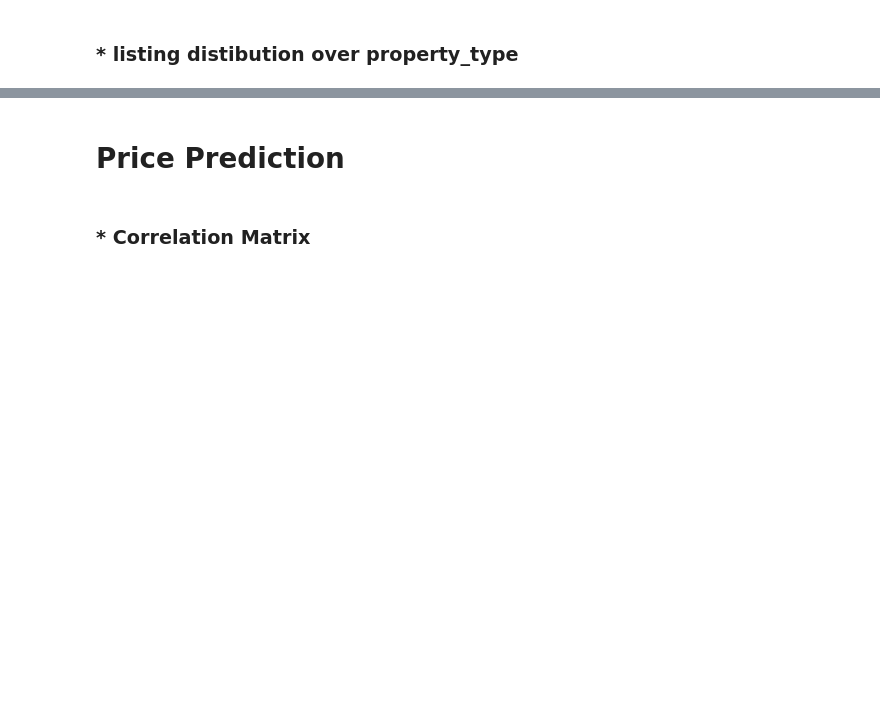
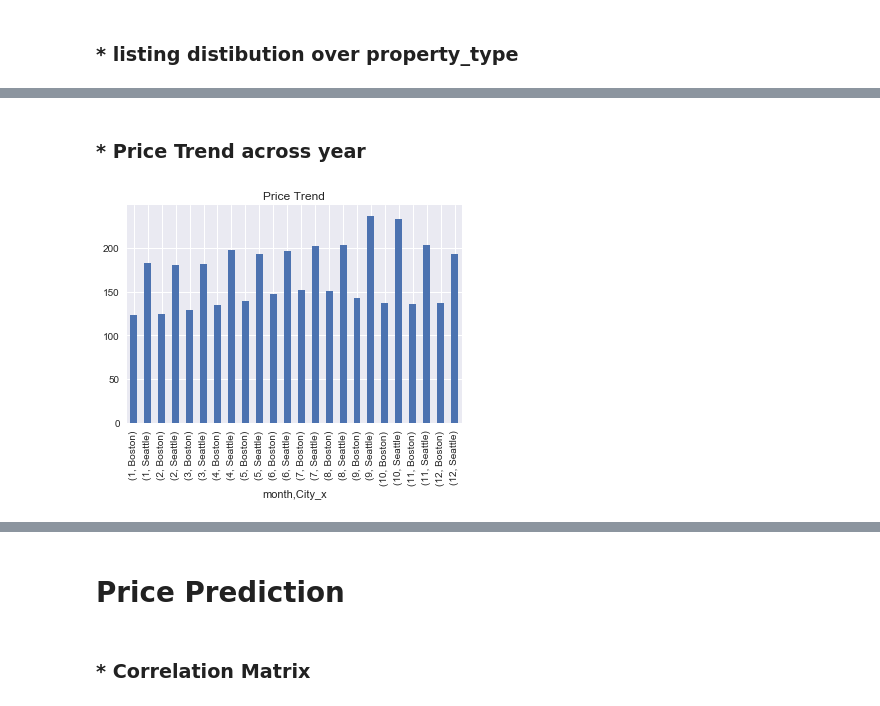
Before and after one commit to RehamKhalil/AirBNB, a Jupyter notebook: Airbnb Analysis.ipynb, the cells around one changed output, grey strips where cells are left out. Cells and saved outputs as stored; diff of their text form; code cells hidden in the pictures; blank space fills up the shorter version.

```diff
--- a/Airbnb Analysis.ipynb
+++ b/Airbnb Analysis.ipynb
@@ -504,0 +488,9 @@ memory usage: 3.9+ MB
+# %% [markdown]
+### * Price Trend across year
+# %%
+mean_price_for_listing = Merged_df_Ex_Col_avail.groupby(['month','City_x']).mean()['price']
+mean_price_for_listing.plot(kind="bar",subplots=True)
+plt.title("Price Trend")
+plt.show()
+# %% [output]
+[figure, added]
```
Also changed, not shown: parts of 17 cells of this notebook.
